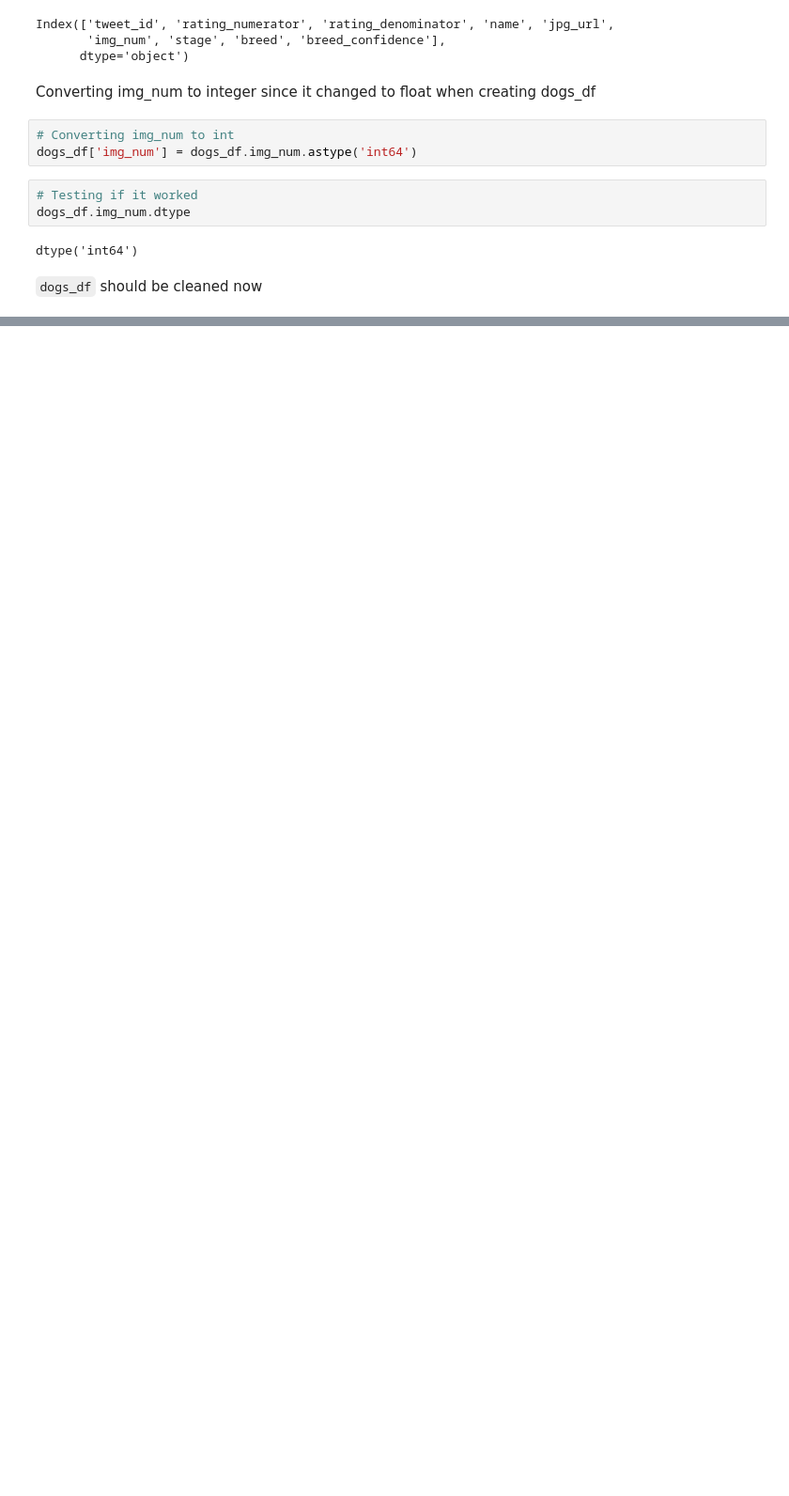
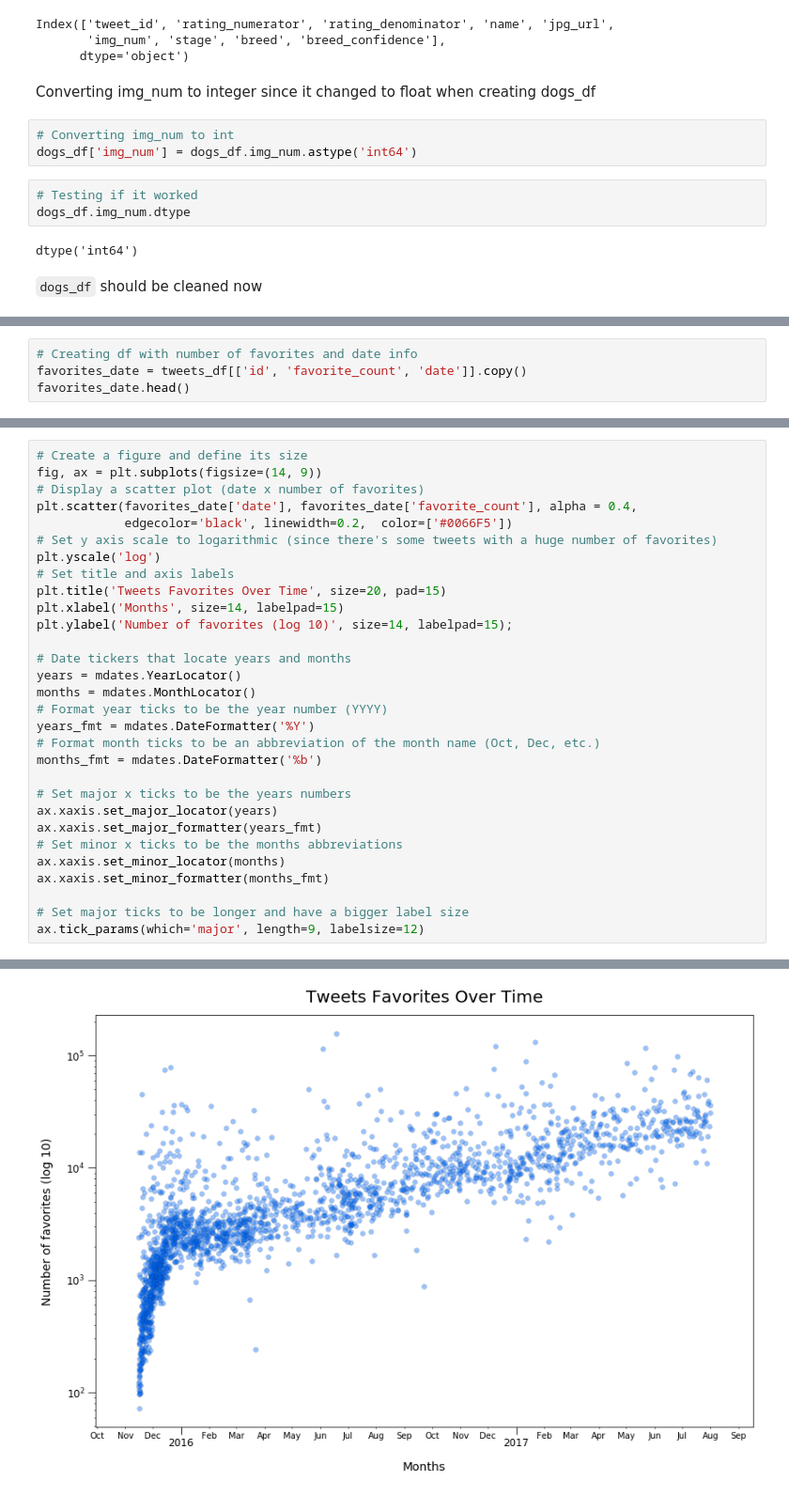
Before and after one commit to Nevesgmd/WeRateDogs-twitter-analysis, a Jupyter notebook: wrangle_act.ipynb, the cells around one changed output, grey strips where cells are left out. Shown at 94% size. Saved outputs shown, nothing was run; the diff lists cells and outputs as text; blank space fills up the shorter version.

```diff
--- a/wrangle_act.ipynb
+++ b/wrangle_act.ipynb
@@ -1000,0 +1197,4 @@ Write conclusions
+# %%
+# Creating df with number of favorites and date info
+favorites_date = tweets_df[['id', 'favorite_count', 'date']].copy()
+favorites_date.head()
@@ -1000,0 +1208,31 @@ Write conclusions
+# %%
+# Create a figure and define its size
+fig, ax = plt.subplots(figsize=(14, 9))
+# Display a scatter plot (date x number of favorites)
+plt.scatter(favorites_date['date'], favorites_date['favorite_count'], alpha = 0.4,
+            edgecolor='black', linewidth=0.2,  color=['#0066F5'])
+# Set y axis scale to logarithmic (since there's some tweets with a huge number of favorites)
+plt.yscale('log')
+# Set title and axis labels
+plt.title('Tweets Favorites Over Time', size=20, pad=15)
+plt.xlabel('Months', size=14, labelpad=15)
+plt.ylabel('Number of favorites (log 10)', size=14, labelpad=15);
+
+# Date tickers that locate years and months
+years = mdates.YearLocator()
+months = mdates.MonthLocator()
+# Format year ticks to be the year number (YYYY)
+years_fmt = mdates.DateFormatter('%Y')
+# Format month ticks to be an abbreviation of the month name (Oct, Dec, etc.)
+months_fmt = mdates.DateFormatter('%b')
+
+# Set major x ticks to be the years numbers
+ax.xaxis.set_major_locator(years)
+ax.xaxis.set_major_formatter(years_fmt)
+# Set minor x ticks to be the months abbreviations
+ax.xaxis.set_minor_locator(months)
+ax.xaxis.set_minor_formatter(months_fmt)
+
+# Set major ticks to be longer and have a bigger label size
+ax.tick_params(which='major', length=9, labelsize=12)
+# %% [output]
@@ -1000,0 +1243 @@ Write conclusions
+[figure, added]
```
Also changed, not shown: parts of 53 cells of this notebook.
